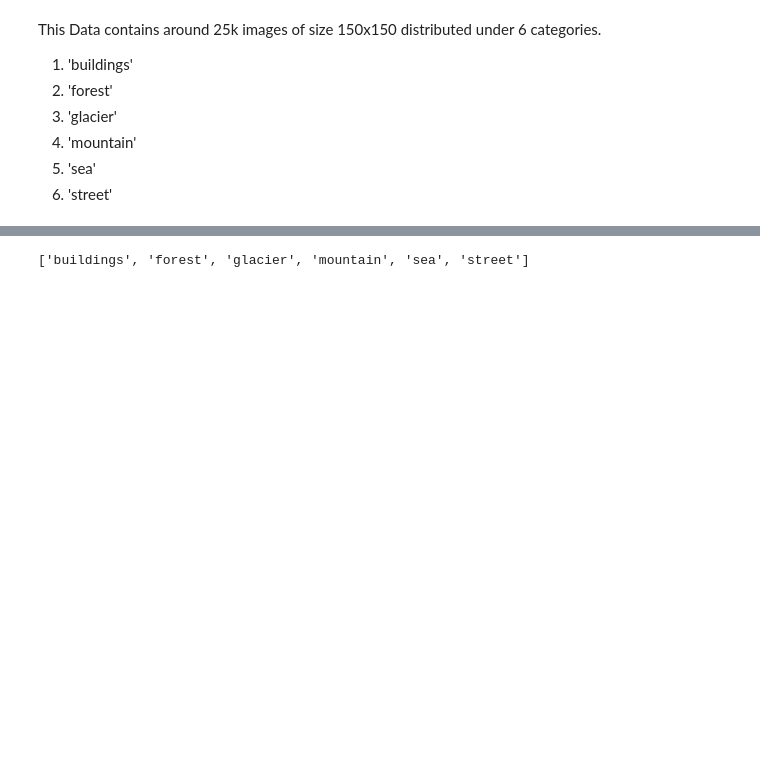
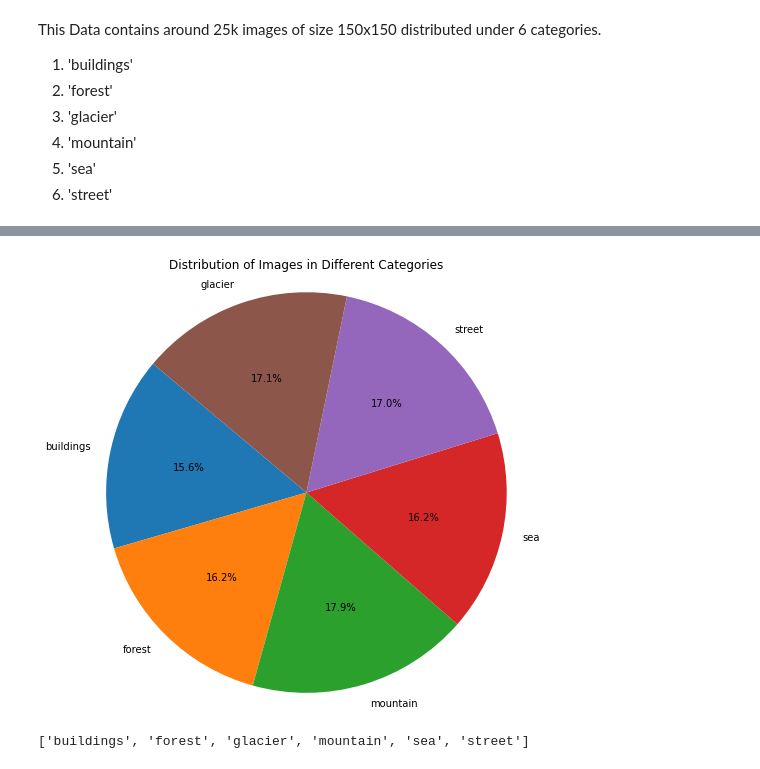
Before and after one commit to MayaHayat/Intel_Classification, a Jupyter notebook: Final image classification - with glacier.ipynb, the cells around one changed output, grey strips where cells are left out. Saved outputs shown, nothing was run; the diff lists cells and outputs as text; code cells hidden in the pictures; blank space fills up the shorter version.

```diff
--- a/Final image classification - with glacier.ipynb
+++ b/Final image classification - with glacier.ipynb
@@ -61,3 +62,20 @@ plt.show()
+# %%
+# Count the number of images in each category
+sizes = []
+for category in categories:
+    category_directory = os.path.join(base_directory, category)
+    files = os.listdir(category_directory)
+    image_files = [file for file in files if file.endswith(('png', 'jpg', 'jpeg'))]
+    sizes.append(len(image_files))
+
+# Create a pie chart
+plt.figure(figsize=(8, 8))
+plt.pie(sizes, labels=categories, autopct='%1.1f%%', startangle=140)
+plt.axis('equal')  # Equal aspect ratio ensures that pie is drawn as a circle
+plt.title('Distribution of Images in Different Categories')
+plt.show()
+# %% [output]
+[figure, added]
 # %%
 data_directory = r'C:\Users\Maya\OneDrive\Desktop\Intel_Images\seg_train\seg_train'
 # %%
```
Also changed, not shown: parts of 2 cells of this notebook, 1 other file.
